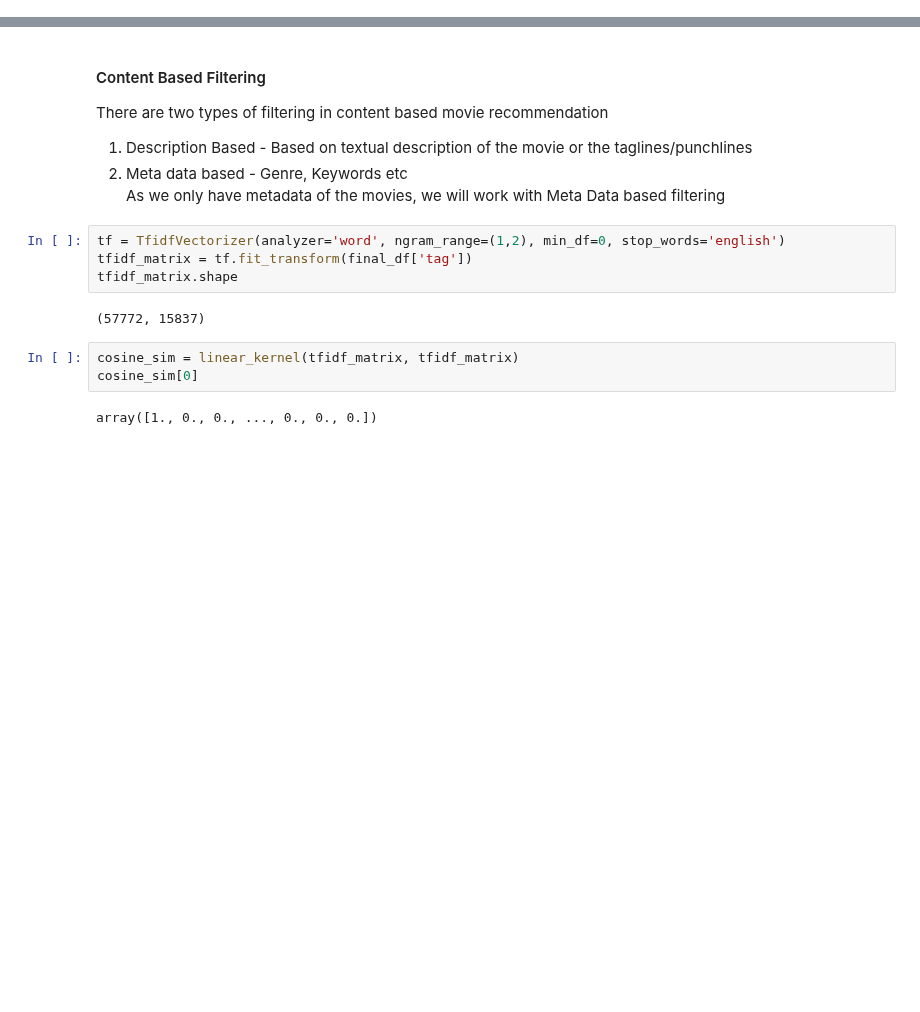
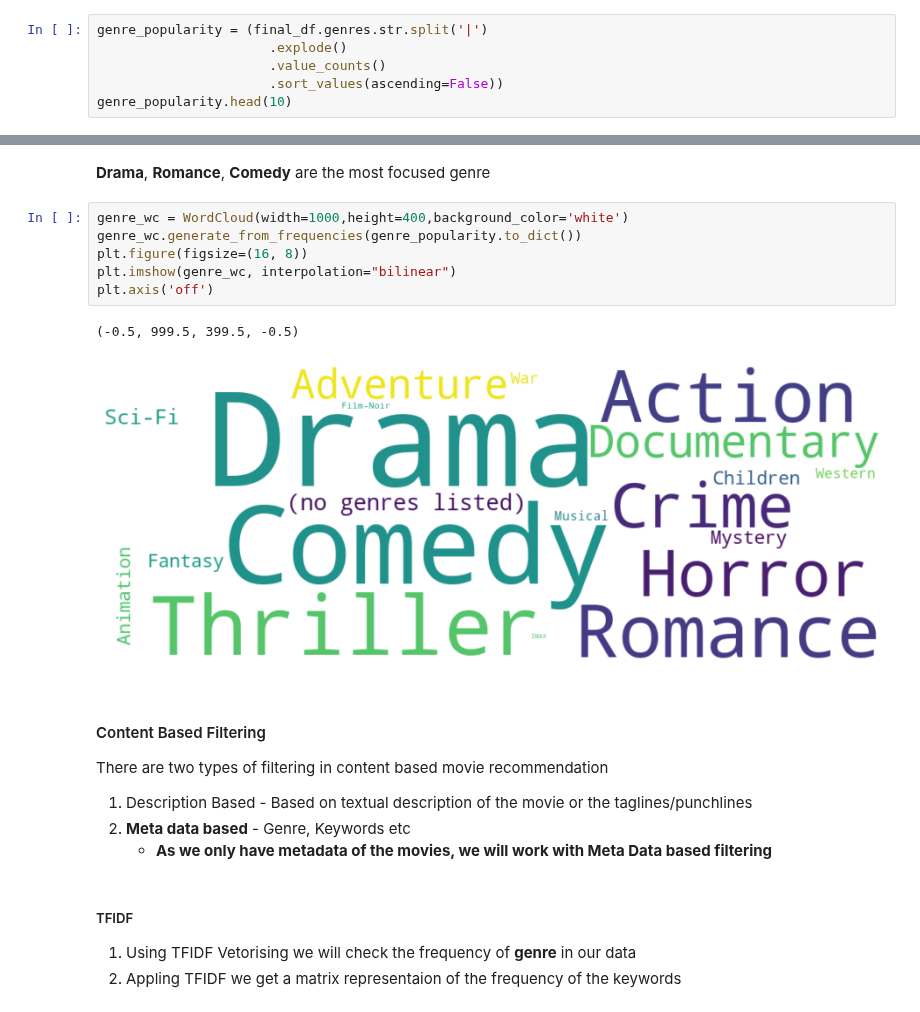
Before and after one commit to sunil3092/DBSEdu, a Jupyter notebook: Sem 2/Recommender System/CA/CPY.ipynb, the cells around one changed output, grey strips where cells are left out. Cells and saved outputs as stored; diff of their text form; blank space fills up the shorter version.

```diff
--- a/Sem 2/Recommender System/CA/CPY.ipynb
+++ b/Sem 2/Recommender System/CA/CPY.ipynb
@@ -136,0 +201,6 @@ Name: title, dtype: float64
+# %%
+genre_popularity = (final_df.genres.str.split('|')
+                      .explode()
+                      .value_counts()
+                      .sort_values(ascending=False))
+genre_popularity.head(10)
@@ -137,17 +219,22 @@ Name: title, dtype: float64
+# %% [markdown]
+**Drama**, **Romance**, **Comedy** are the most focused genre
+# %%
+genre_wc = WordCloud(width=1000,height=400,background_color='white')
+genre_wc.generate_from_frequencies(genre_popularity.to_dict())
+plt.figure(figsize=(16, 8))
+plt.imshow(genre_wc, interpolation="bilinear")
+plt.axis('off')
+# %% [output]
+(-0.5, 999.5, 399.5, -0.5)
+[figure, added]
 # %% [markdown]
 #### Content Based Filtering
 There are two types of filtering in content based movie recommendation
 1. Description Based - Based on textual description of the movie or the taglines/punchlines
-2. Meta data based - Genre, Keywords etc <br />
-As we only have metadata of the movies, we will work with Meta Data based filtering
+2. **Meta data based** - Genre, Keywords etc <br />
+    * **As we only have metadata of the movies, we will work with Meta Data based filtering**
-# %%
-tf = TfidfVectorizer(analyzer='word', ngram_range=(1,2), min_df=0, stop_words='english')
-tfidf_matrix = tf.fit_transform(final_df['tag'])
-tfidf_matrix.shape
-# %% [output]
-(57772, 15837)
-# %%
-cosine_sim = linear_kernel(tfidf_matrix, tfidf_matrix)
-cosine_sim[0]
-# %% [output]
-array([1., 0., 0., ..., 0., 0., 0.])
+# %% [markdown]
+##### TFIDF
+
+1. Using TFIDF Vetorising we will check the frequency of **genre** in our data
+2. Appling TFIDF we get a matrix representaion of the frequency of the keywords
```
Also changed, not shown: parts of 57 cells of this notebook, 1 other file.
